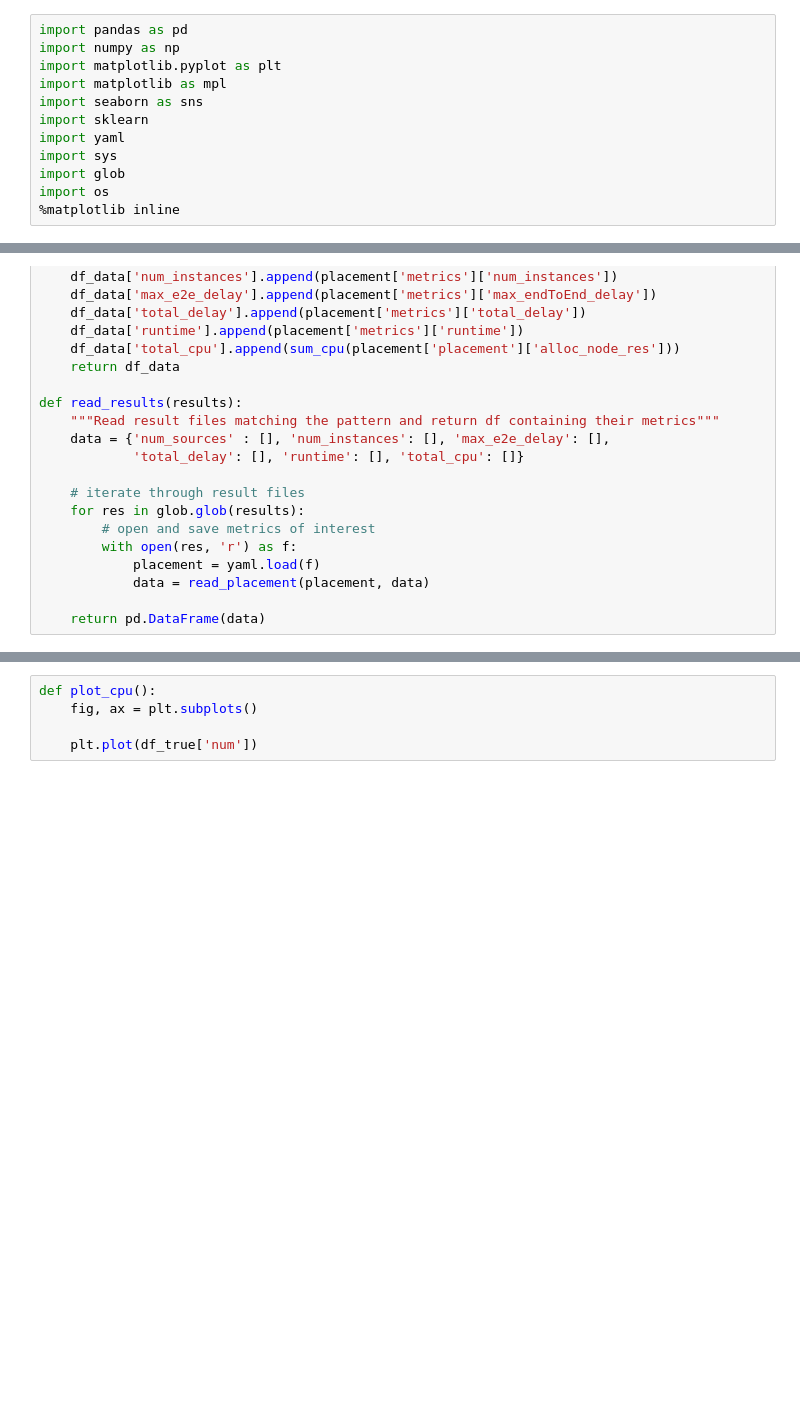
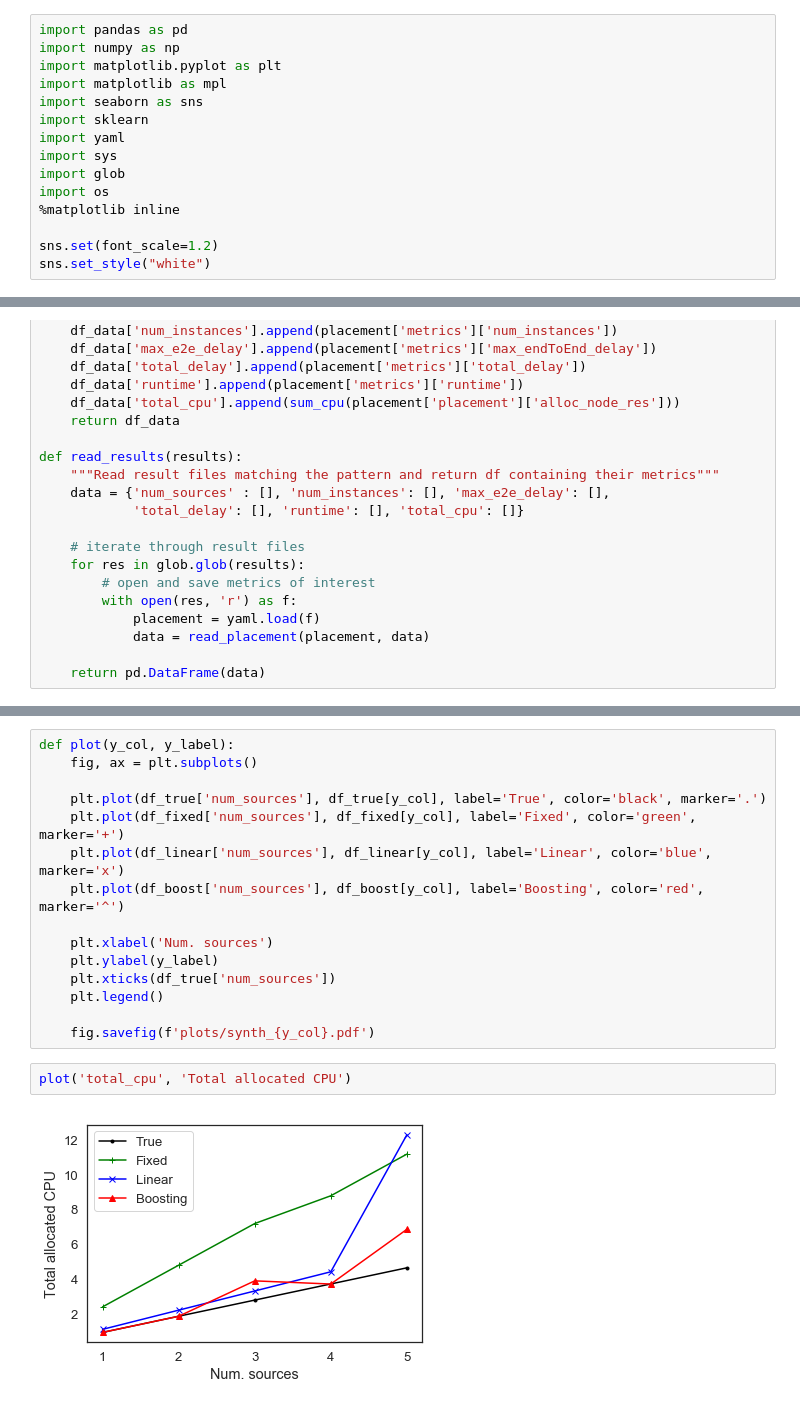
Before and after one commit to stefanbschneider/NFV_ML_Dev, a Jupyter notebook: Paper/placement_eval.ipynb, the cells around one changed output, grey strips where cells are left out. Cells and saved outputs as stored; diff of their text form; blank space fills up the shorter version.

```diff
--- a/Paper/placement_eval.ipynb
+++ b/Paper/placement_eval.ipynb
@@ -10,6 +10,9 @@ import sys
 import glob
 import os
 %matplotlib inline
+
+sns.set(font_scale=1.2)
+sns.set_style("white")
 # %%
 def sum_cpu(node_res):
     """Return sum of CPU resources allocated to all nodes"""
@@ -59,5 +62,19 @@ df_boost
-# %%
-def plot_cpu():
-    fig, ax = plt.subplots()
-
-    plt.plot(df_true['num'])
+# %%
+def plot(y_col, y_label):
+    fig, ax = plt.subplots()
+
+    plt.plot(df_true['num_sources'], df_true[y_col], label='True', color='black', marker='.')
+    plt.plot(df_fixed['num_sources'], df_fixed[y_col], label='Fixed', color='green', marker='+')
+    plt.plot(df_linear['num_sources'], df_linear[y_col], label='Linear', color='blue', marker='x')
+    plt.plot(df_boost['num_sources'], df_boost[y_col], label='Boosting', color='red', marker='^')
+
+    plt.xlabel('Num. sources')
+    plt.ylabel(y_label)
+    plt.xticks(df_true['num_sources'])
+    plt.legend()
+
+    fig.savefig(f'plots/synth_{y_col}.pdf')
+# %%
+plot('total_cpu', 'Total allocated CPU')
+# %% [output]
+[figure, added]
```
Also changed, not shown: parts of 4 cells of this notebook, 4 other files.
